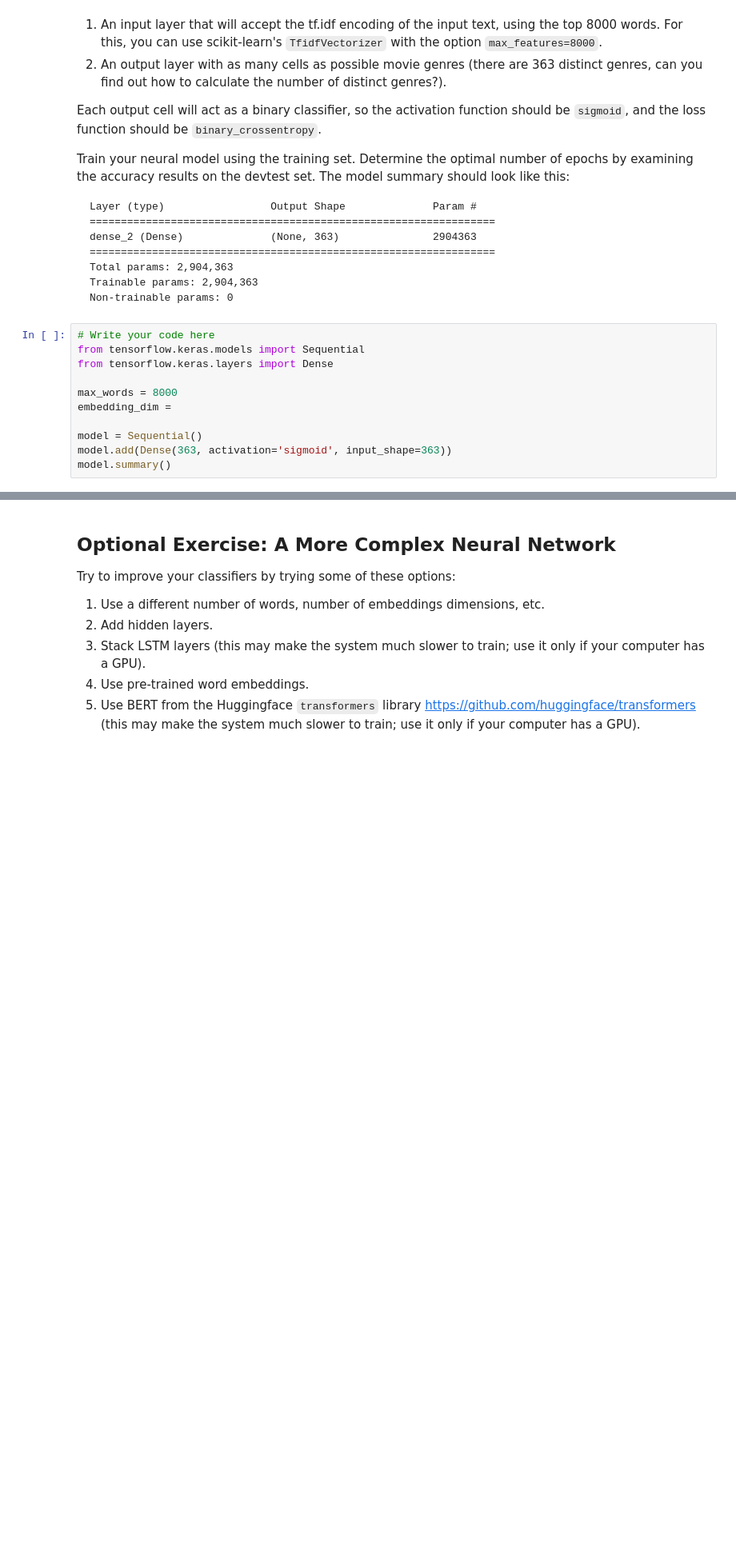
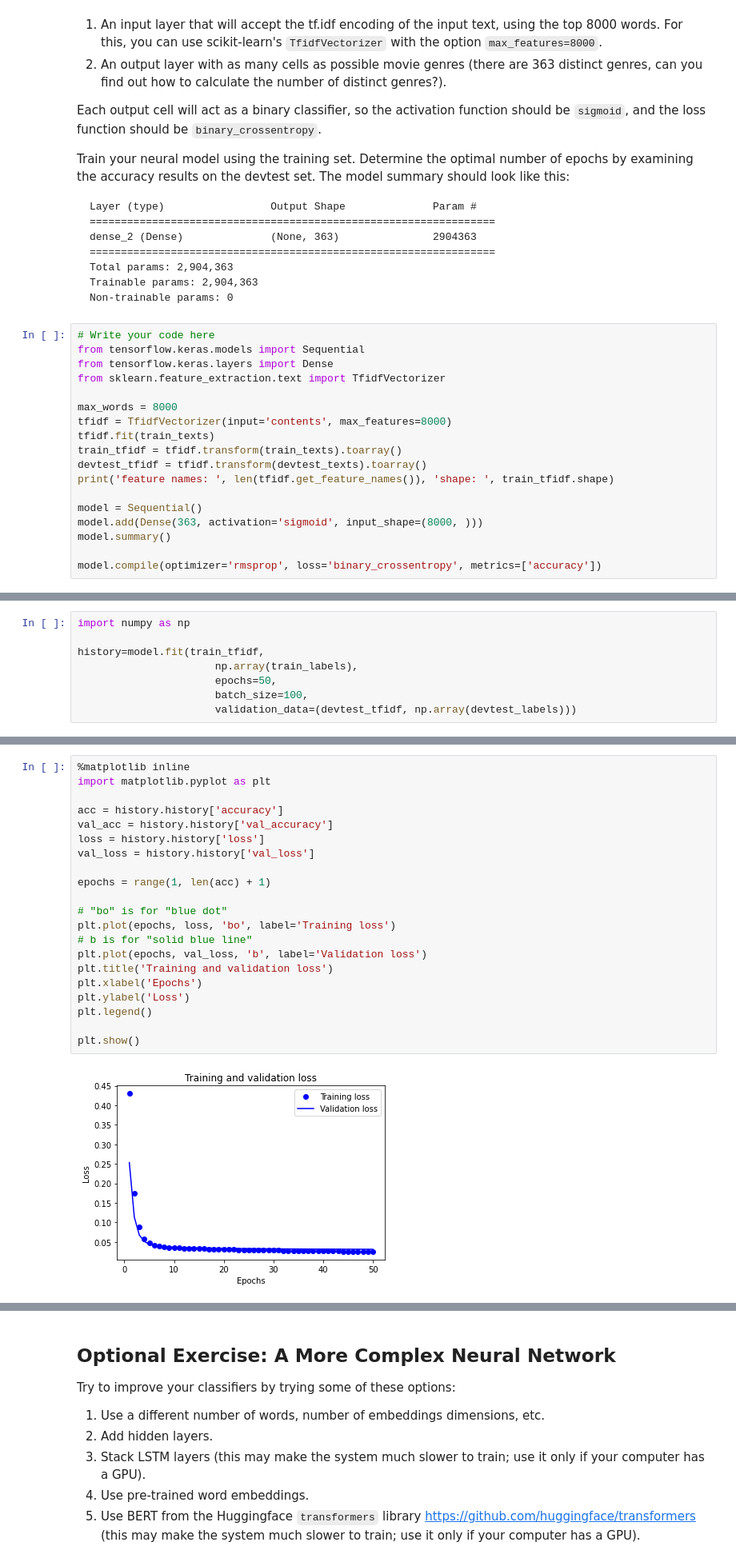
Before and after one commit to qianzhong516/2021S1, a Jupyter notebook: practicals/Practical Week 06.ipynb, the cells around one changed output, grey strips where cells are left out. Shown at 80% size. Cells and saved outputs as stored; diff of their text form; blank space fills up the shorter version.

```diff
--- a/practicals/Practical Week 06.ipynb
+++ b/practicals/Practical Week 06.ipynb
@@ -124,10 +126,17 @@ Non-trainable params: 0
 # Write your code here
 from tensorflow.keras.models import Sequential
 from tensorflow.keras.layers import Dense
+from sklearn.feature_extraction.text import TfidfVectorizer
 
 max_words = 8000
-embedding_dim =
+tfidf = TfidfVectorizer(input='contents', max_features=8000)
+tfidf.fit(train_texts)
+train_tfidf = tfidf.transform(train_texts).toarray()
+devtest_tfidf = tfidf.transform(devtest_texts).toarray()
+print('feature names: ', len(tfidf.get_feature_names()), 'shape: ', train_tfidf.shape)
 
 model = Sequential()
-model.add(Dense(363, activation='sigmoid', input_shape=363))
+model.add(Dense(363, activation='sigmoid', input_shape=(8000, )))
 model.summary()
+
+model.compile(optimizer='rmsprop', loss='binary_crossentropy', metrics=['accuracy'])
@@ -133,0 +155,8 @@ model.summary()
+# %%
+import numpy as np
+
+history=model.fit(train_tfidf,
+                      np.array(train_labels),
+                      epochs=50,
+                      batch_size=100,
+                      validation_data=(devtest_tfidf, np.array(devtest_labels)))
@@ -134,3 +186,26 @@ model.summary()
+# %%
+%matplotlib inline
+import matplotlib.pyplot as plt
+
+acc = history.history['accuracy']
+val_acc = history.history['val_accuracy']
+loss = history.history['loss']
+val_loss = history.history['val_loss']
+
+epochs = range(1, len(acc) + 1)
+
+# "bo" is for "blue dot"
+plt.plot(epochs, loss, 'bo', label='Training loss')
+# b is for "solid blue line"
+plt.plot(epochs, val_loss, 'b', label='Validation loss')
+plt.title('Training and validation loss')
+plt.xlabel('Epochs')
+plt.ylabel('Loss')
+plt.legend()
+
+plt.show()
+# %% [output]
+[figure, added]
 # %% [markdown]
 ## Exercise: A Recurrent Neural Network
 
```
Also changed, not shown: parts of 10 cells of this notebook, 1 other file.
